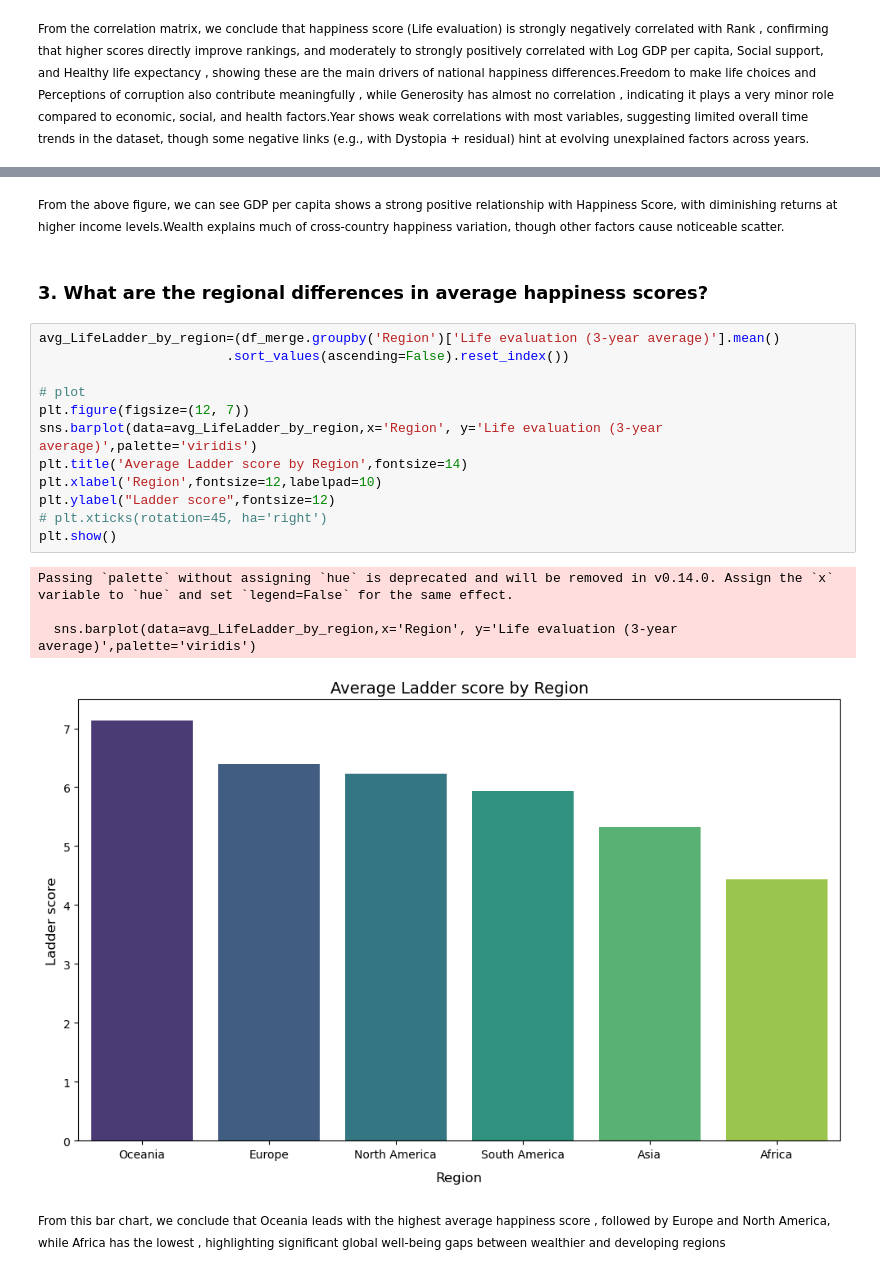
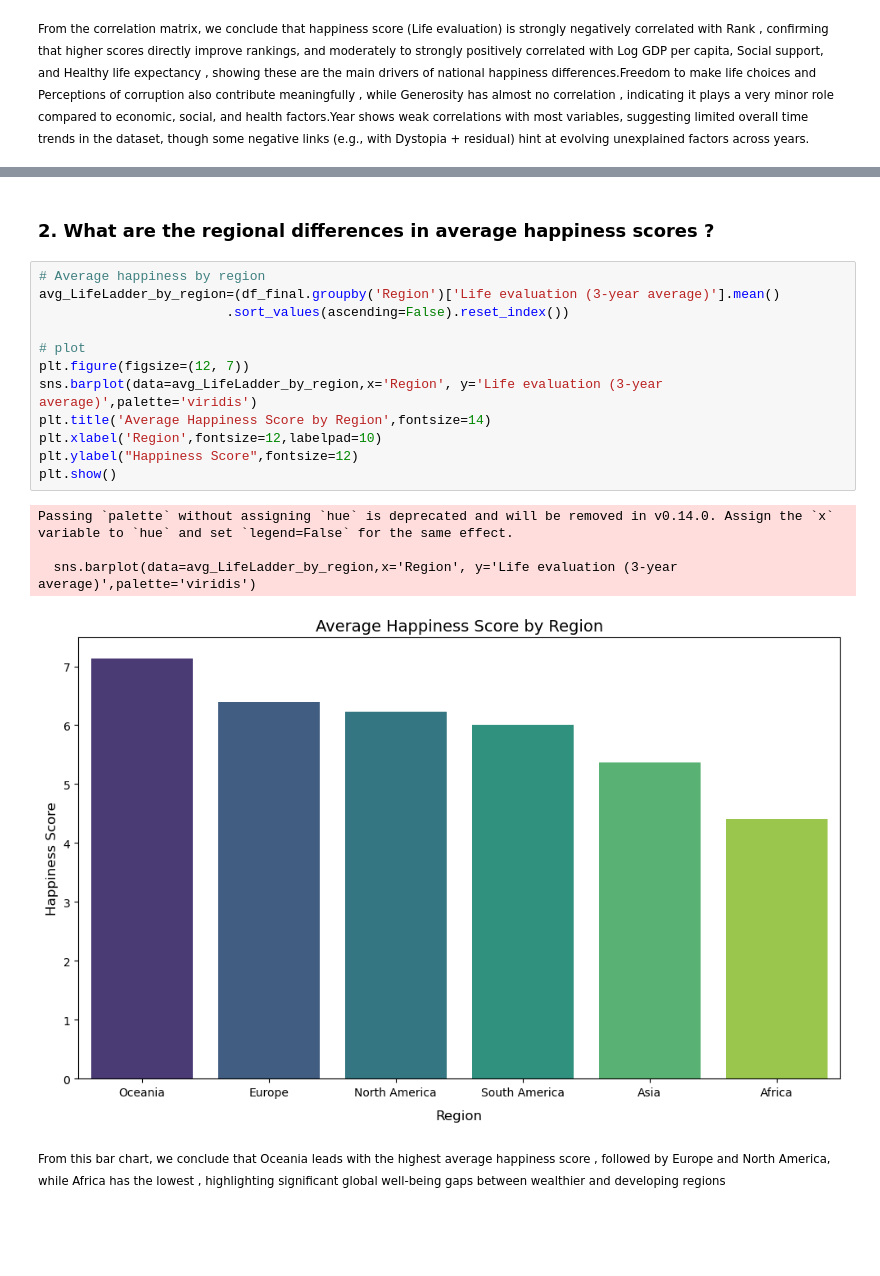
Before and after one commit to sagamohamedsaedaden-dotcom/World-Happiness-Report-2025, a Jupyter notebook: WHR2025.ipynb, the cells around one changed output, grey strips where cells are left out. Saved outputs shown, nothing was run; the diff lists cells and outputs as text; blank space fills up the shorter version.

```diff
--- a/WHR2025.ipynb
+++ b/WHR2025.ipynb
@@ -135,25 +185,21 @@ plt.show()
-# %% [markdown]
-<small>
-From the above figure, we can see GDP per capita shows a strong positive relationship with Happiness Score, with diminishing returns at higher income levels.Wealth explains much of cross-country happiness variation, though other factors cause noticeable scatter.
-</small>
 # %% [markdown]
-### 3. What are the regional differences in average happiness scores?
+### 2. What are the regional differences in average happiness scores ?
 # %%
-avg_LifeLadder_by_region=(df_merge.groupby('Region')['Life evaluation (3-year average)'].mean()
+# Average happiness by region
+avg_LifeLadder_by_region=(df_final.groupby('Region')['Life evaluation (3-year average)'].mean()
                         .sort_values(ascending=False).reset_index())
 
 # plot
 plt.figure(figsize=(12, 7))
 sns.barplot(data=avg_LifeLadder_by_region,x='Region', y='Life evaluation (3-year average)',palette='viridis')
-plt.title('Average Ladder score by Region',fontsize=14)
+plt.title('Average Happiness Score by Region',fontsize=14)
 plt.xlabel('Region',fontsize=12,labelpad=10)
-plt.ylabel("Ladder score",fontsize=12)
-# plt.xticks(rotation=45, ha='right')
+plt.ylabel("Happiness Score",fontsize=12)
 plt.show()
 # %% [output]
 Passing `palette` without assigning `hue` is deprecated and will be removed in v0.14.0. Assign the `x` variable to `hue` and set `legend=False` for the same effect.
 
   sns.barplot(data=avg_LifeLadder_by_region,x='Region', y='Life evaluation (3-year average)',palette='viridis')
-[figure, old version]
+[figure, new version]
 # %% [markdown]
 <small> From this bar chart, we conclude that Oceania leads with the highest average happiness score , followed by Europe and North America, while Africa has the lowest , highlighting significant global well-being gaps between wealthier and developing regions </small>
```
Also changed, not shown: parts of 53 cells of this notebook, 10 other files.
